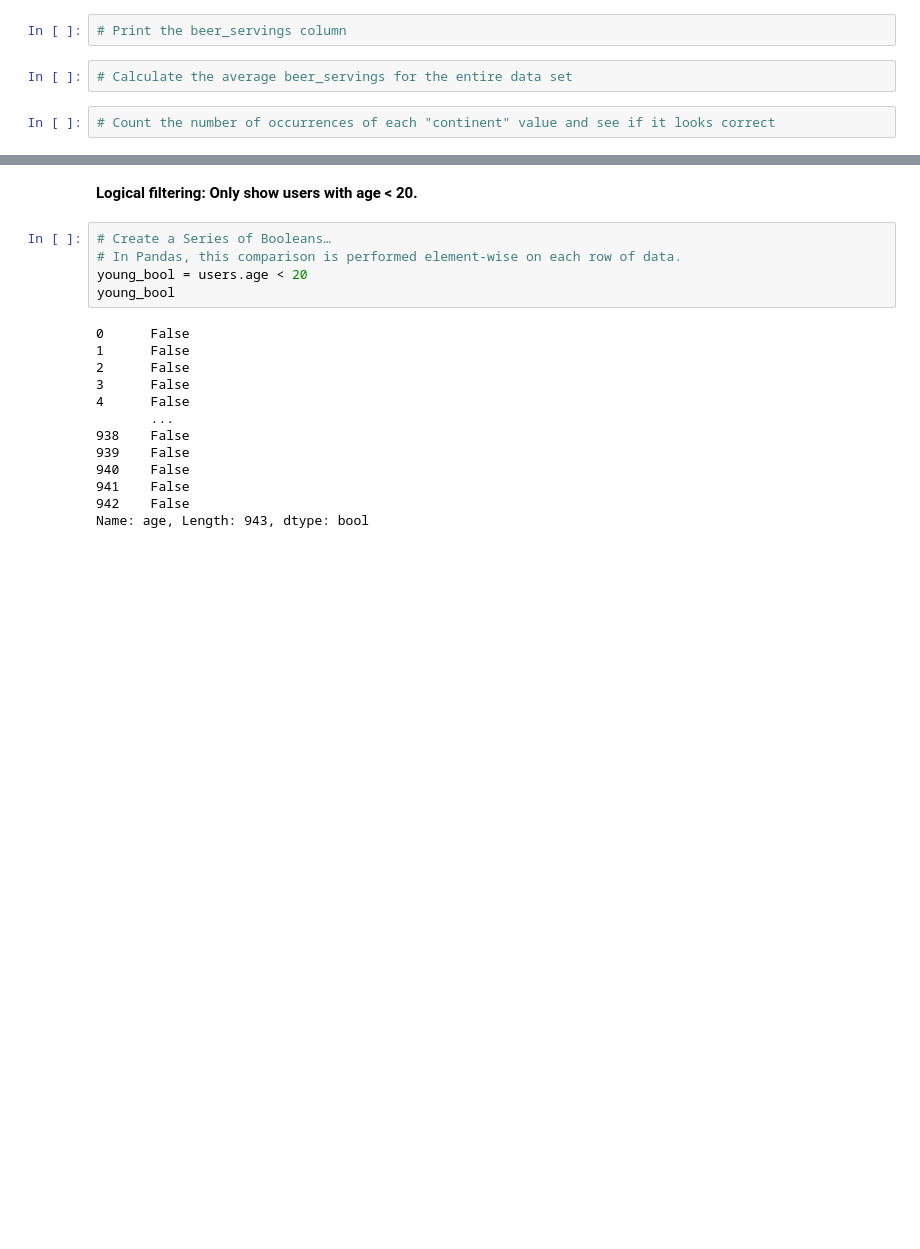
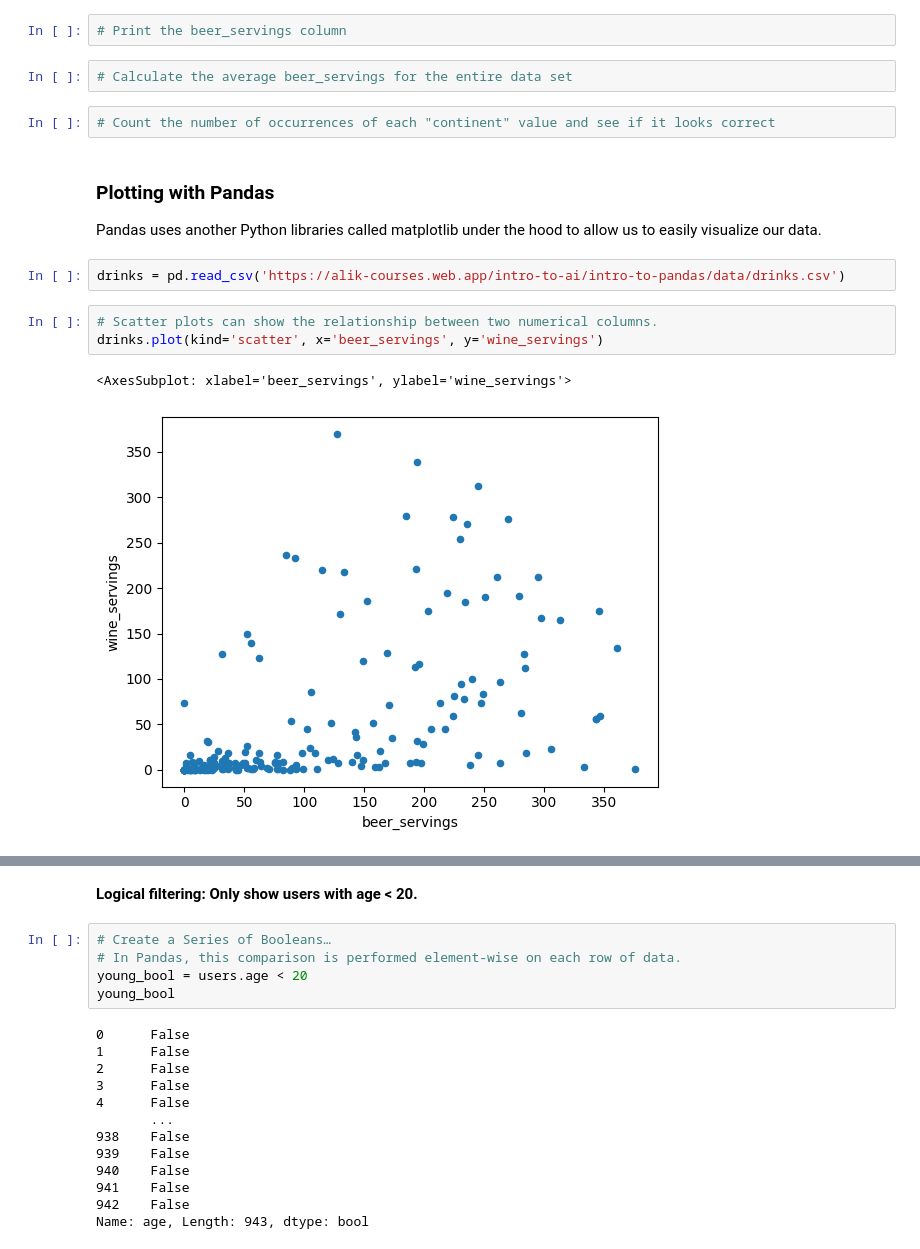
Before and after one commit to alikn/intro_to_ai, a Jupyter notebook: intro_to_pandas.ipynb, the cells around one changed output, grey strips where cells are left out. Drawn from its saved outputs; the diff is of its cells as text; blank space fills up the shorter version.

```diff
--- a/intro_to_pandas.ipynb
+++ b/intro_to_pandas.ipynb
@@ -411,3 +423,14 @@ plt.title('Number of users per age');
 # Calculate the average beer_servings for the entire data set
 # %%
 # Count the number of occurrences of each "continent" value and see if it looks correct
+# %% [markdown]
+### Plotting with Pandas
+Pandas uses another Python libraries called matplotlib under the hood to allow us to easily visualize our data.
+# %%
+drinks = pd.read_csv('https://alik-courses.web.app/intro-to-ai/intro-to-pandas/data/drinks.csv')
+# %%
+# Scatter plots can show the relationship between two numerical columns.
+drinks.plot(kind='scatter', x='beer_servings', y='wine_servings')
+# %% [output]
+<AxesSubplot: xlabel='beer_servings', ylabel='wine_servings'>
+[figure, added]
```
Also changed, not shown: parts of 28 cells of this notebook.
